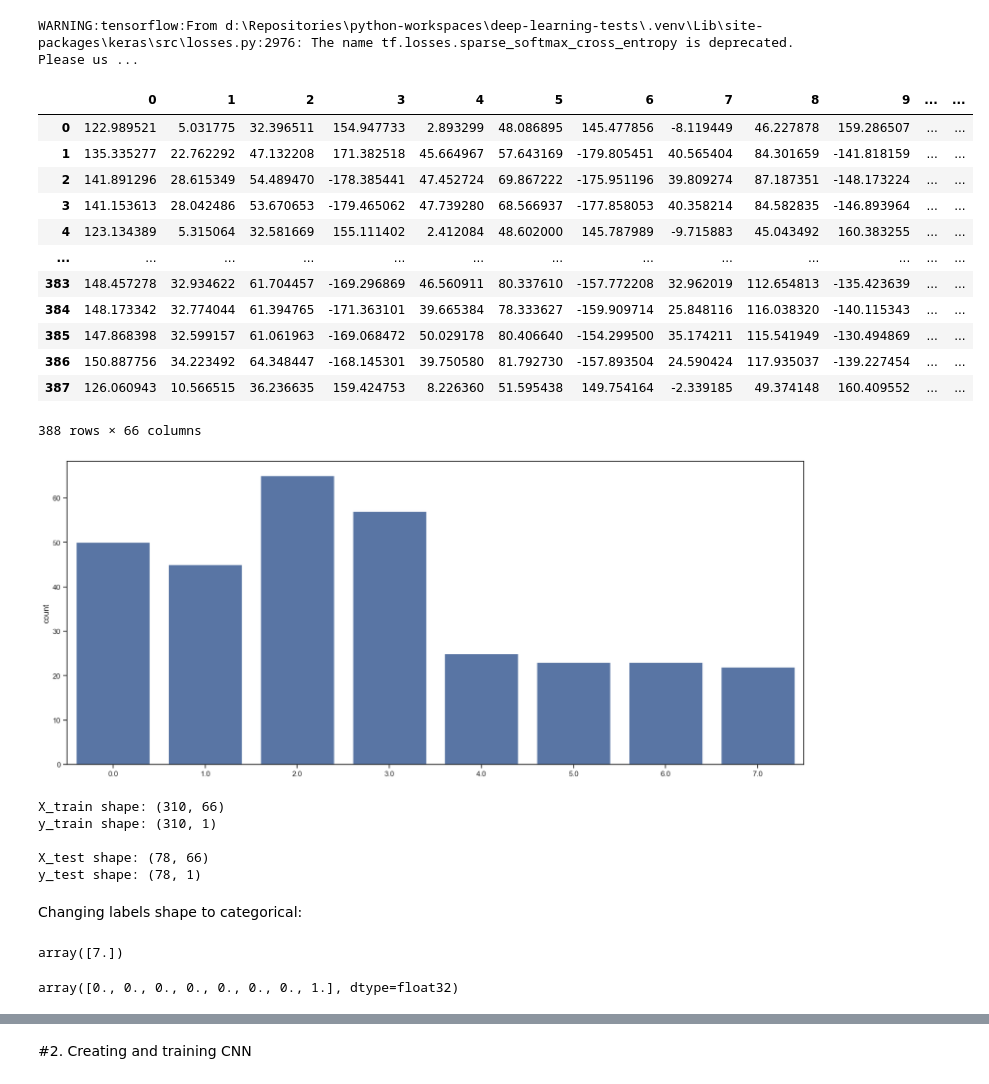
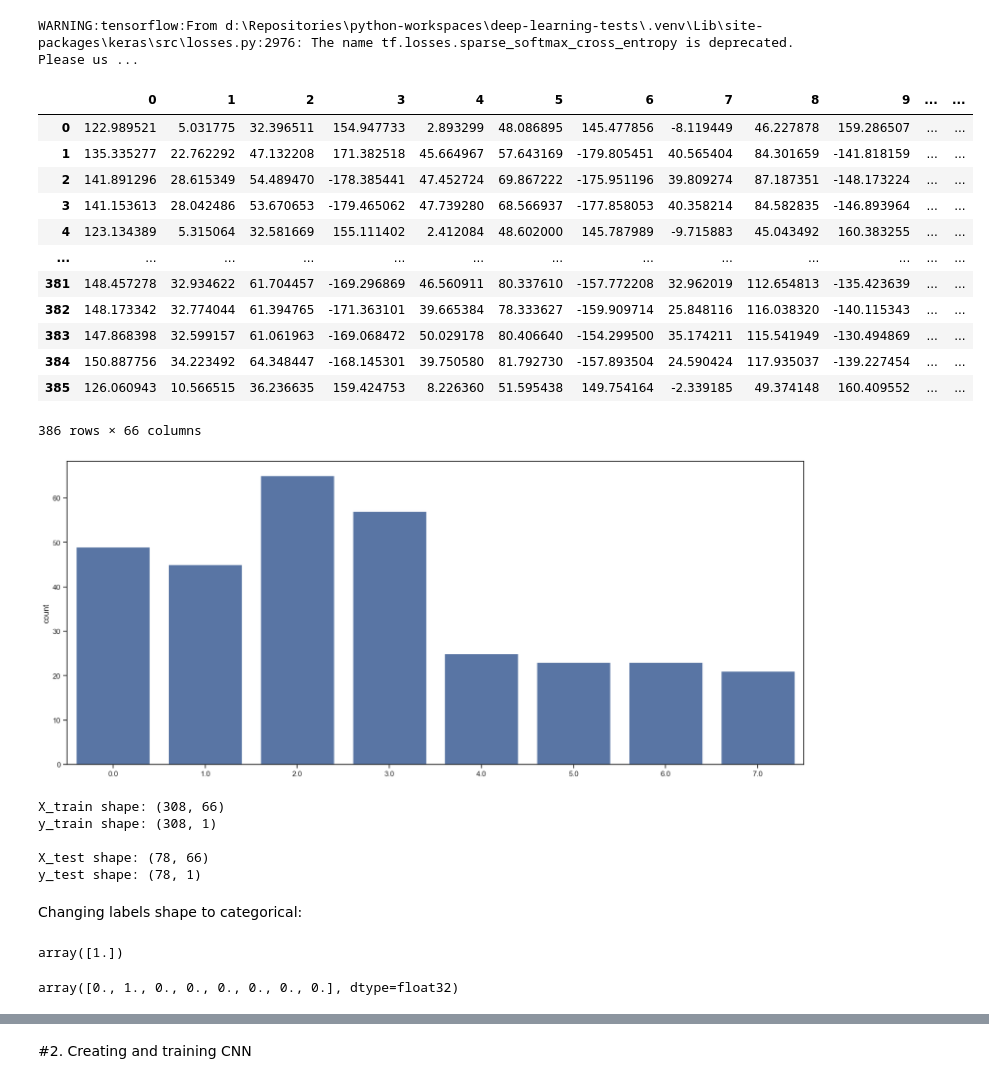
Before and after one commit to lukshis/deep-learning-tests, a Jupyter notebook: CNN_HandPoseDetection_comp_rot.ipynb, the cells around one changed output, grey strips where cells are left out. Saved outputs shown, nothing was run; the diff lists cells and outputs as text; code cells hidden in the pictures.

```diff
--- a/CNN_HandPoseDetection_comp_rot.ipynb
+++ b/CNN_HandPoseDetection_comp_rot.ipynb
@@ -33,14 +32,0 @@ from utils.parseData import ReadData
-# %%
-def GetData(path="./data/", augment=False, space=False):
-    all_data = ReadData(path, loc=space, w_space=space)
-
-    if augment:
-        all_data = AugmentData(all_data)
-
-    labels = all_data[:, :1]
-    if space:
-        data = all_data[:, 14:]
-    else:
-        data = all_data[:, 8:]
-
-    return labels, data
@@ -57,32 +33,34 @@ def AugmentData(data):
 # %%
+fileNames = 'comp_rot'
 path = "./data/"
-labels, data = GetData(path=path, augment=False, space=True)
+labels, data = GetData(path=path, augment=False, loc=False, w_space=False)
 
 df = pd.DataFrame(data) # for visualising
 df
 # %% [output]
 |  | 0 | 1 | 2 | 3 | 4 | 5 | 6 | 7 | 8 | 9 | ... | ... |
 | 0 | 122.989521 | 5.031775 | 32.396511 | 154.947733 | 2.893299 | 48.086895 | 145.477856 | -8.119449 | 46.227878 | 159.286507 | ... | ... |
 | 1 | 135.335277 | 22.762292 | 47.132208 | 171.382518 | 45.664967 | 57.643169 | -179.805451 | 40.565404 | 84.301659 | -141.818159 | ... | ... |
 | 2 | 141.891296 | 28.615349 | 54.489470 | -178.385441 | 47.452724 | 69.867222 | -175.951196 | 39.809274 | 87.187351 | -148.173224 | ... | ... |
 | 3 | 141.153613 | 28.042486 | 53.670653 | -179.465062 | 47.739280 | 68.566937 | -177.858053 | 40.358214 | 84.582835 | -146.893964 | ... | ... |
 | 4 | 123.134389 | 5.315064 | 32.581669 | 155.111402 | 2.412084 | 48.602000 | 145.787989 | -9.715883 | 45.043492 | 160.383255 | ... | ... |
 | ... | ... | ... | ... | ... | ... | ... | ... | ... | ... | ... | ... | ... |
-| 383 | 148.457278 | 32.934622 | 61.704457 | -169.296869 | 46.560911 | 80.337610 | -157.772208 | 32.962019 | 112.654813 | -135.423639 | ... | ... |
-| 384 | 148.173342 | 32.774044 | 61.394765 | -171.363101 | 39.665384 | 78.333627 | -159.909714 | 25.848116 | 116.038320 | -140.115343 | ... | ... |
-| 385 | 147.868398 | 32.599157 | 61.061963 | -169.068472 | 50.029178 | 80.406640 | -154.299500 | 35.174211 | 115.541949 | -130.494869 | ... | ... |
-| 386 | 150.887756 | 34.223492 | 64.348447 | -168.145301 | 39.750580 | 81.792730 | -157.893504 | 24.590424 | 117.935037 | -139.227454 | ... | ... |
-| 387 | 126.060943 | 10.566515 | 36.236635 | 159.424753 | 8.226360 | 51.595438 | 149.754164 | -2.339185 | 49.374148 | 160.409552 | ... | ... |
+| 381 | 148.457278 | 32.934622 | 61.704457 | -169.296869 | 46.560911 | 80.337610 | -157.772208 | 32.962019 | 112.654813 | -135.423639 | ... | ... |
+| 382 | 148.173342 | 32.774044 | 61.394765 | -171.363101 | 39.665384 | 78.333627 | -159.909714 | 25.848116 | 116.038320 | -140.115343 | ... | ... |
+| 383 | 147.868398 | 32.599157 | 61.061963 | -169.068472 | 50.029178 | 80.406640 | -154.299500 | 35.174211 | 115.541949 | -130.494869 | ... | ... |
+| 384 | 150.887756 | 34.223492 | 64.348447 | -168.145301 | 39.750580 | 81.792730 | -157.893504 | 24.590424 | 117.935037 | -139.227454 | ... | ... |
+| 385 | 126.060943 | 10.566515 | 36.236635 | 159.424753 | 8.226360 | 51.595438 | 149.754164 | -2.339185 | 49.374148 | 160.409552 | ... | ... |
-388 rows × 66 columns
+386 rows × 66 columns
 # %%
 from sklearn.model_selection import train_test_split
 X_train, X_test, y_train, y_test = train_test_split(data, labels, test_size=0.2, random_state=2, stratify=labels)
 # %%
 sns.set(rc={'figure.figsize':(20,8.27)})
 sns.set_style("ticks")
-_ = sns.countplot(x=y_train.reshape(-1))
+sns.color_palette("hls", 8)
+cat = sns.countplot(x=y_train.reshape(-1))
 # %% [output]
-[figure, old version]
+[figure, new version]
 # %%
 print("X_train shape: {}".format(X_train.shape))
 print("y_train shape: {}".format(y_train.shape))
@@ -90,8 +68,8 @@ print("")
 print("X_test shape: {}".format(X_test.shape))
 print("y_test shape: {}".format(y_test.shape))
 # %% [output]
-X_train shape: (310, 66)
-y_train shape: (310, 1)
+X_train shape: (308, 66)
+y_train shape: (308, 1)
 
 X_test shape: (78, 66)
 y_test shape: (78, 1)
@@ -100,14 +78,14 @@ Changing labels shape to categorical:
 # %%
 y_train[0]
 # %% [output]
-array([7.])
+array([1.])
 # %%
 y_train = to_categorical(y_train)
 y_test = to_categorical(y_test)
 # %%
 y_train[0]
 # %% [output]
-array([0., 0., 0., 0., 0., 0., 0., 1.], dtype=float32)
+array([0., 1., 0., 0., 0., 0., 0., 0.], dtype=float32)
 # %%
 print("y_train shape: {}".format(y_train.shape))
 print("y_test shape: {}".format(y_test.shape))
```
Also changed, not shown: parts of 11 cells of this notebook, 21 other files.
